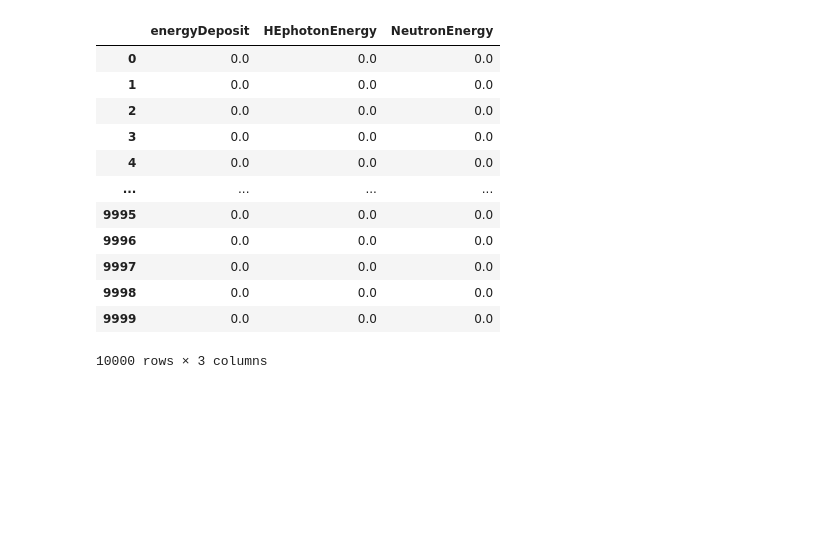
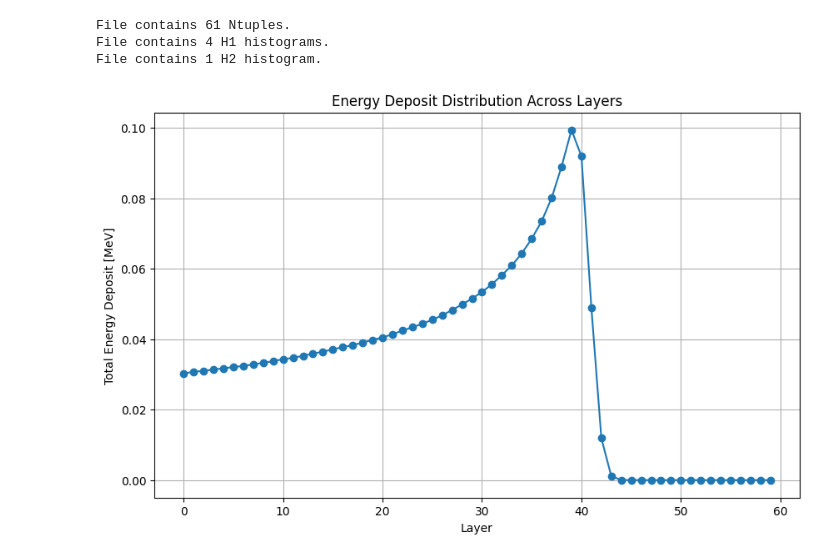
Before and after one commit to JackiMa/PMTLightCollection, a Jupyter notebook: scripts/dataTrans.ipynb, the cells around one changed output. Cells and saved outputs as stored; diff of their text form; code cells hidden in the pictures; blank space fills up the shorter version.

```diff
--- a/scripts/dataTrans.ipynb
+++ b/scripts/dataTrans.ipynb
@@ -107,16 +149,48 @@ root_data.plot_h2()
-# %%
-root_data.Ntuples['N_2']
-# %% [output]
-|  | energyDeposit | HEphotonEnergy | NeutronEnergy |
-| 0 | 0.0 | 0.0 | 0.0 |
-| 1 | 0.0 | 0.0 | 0.0 |
-| 2 | 0.0 | 0.0 | 0.0 |
-| 3 | 0.0 | 0.0 | 0.0 |
-| 4 | 0.0 | 0.0 | 0.0 |
-| ... | ... | ... | ... |
-| 9995 | 0.0 | 0.0 | 0.0 |
-| 9996 | 0.0 | 0.0 | 0.0 |
-| 9997 | 0.0 | 0.0 | 0.0 |
-| 9998 | 0.0 | 0.0 | 0.0 |
-| 9999 | 0.0 | 0.0 | 0.0 |
-10000 rows × 3 columns
+# %%
+# 使用示例
+root_data = RootData("../build/LYsimulations.root")
+
+# 直接画图
+# root_data.plot_ntuple([1,2])
+# root_data.plot_h1()
+# root_data.plot_h2()
+
+# 保存数据和图像
+fileName = "Test_output"
+root_data.save(fileName)
+# %% [output]
+File contains 61 Ntuples.
+File contains 4 H1 histograms.
+File contains 1 H2 histogram.
+# %%
+data_folder = fileName+'/data'
+
+# 初始化一个空的 DataFrame 用于存储所有层的数据
+all_data = pd.DataFrame()
+
+# 读取文件名到列表中
+file_list = [file_name for file_name in os.listdir(data_folder) if file_name.startswith('N_') and file_name.endswith('_energyDeposit.csv')]
+
+# 按文件名中的层号排序
+file_list.sort(key=lambda x: int(x.split('_')[1]))
+
+# 遍历文件列表，从层号2开始
+eng_list = []
+x_list = range(len(file_list))
+for file_name in file_list:
+    file_path = os.path.join(data_folder, file_name)
+    data = pd.read_csv(file_path)
+    eng_list.append(data.sum())
+
+eng_list = np.array(eng_list) / len(data)
+
+# 绘制沉积能量分布图
+plt.figure(figsize=(10, 6))
+plt.plot(x_list, eng_list, marker='o')
+plt.xlabel('Layer')
+plt.ylabel('Total Energy Deposit [MeV]')
+plt.title('Energy Deposit Distribution Across Layers')
+plt.grid(True)
+plt.show()
+# %% [output]
+[figure, added]
```
Also changed, not shown: parts of 3 cells of this notebook, 8 other files.
